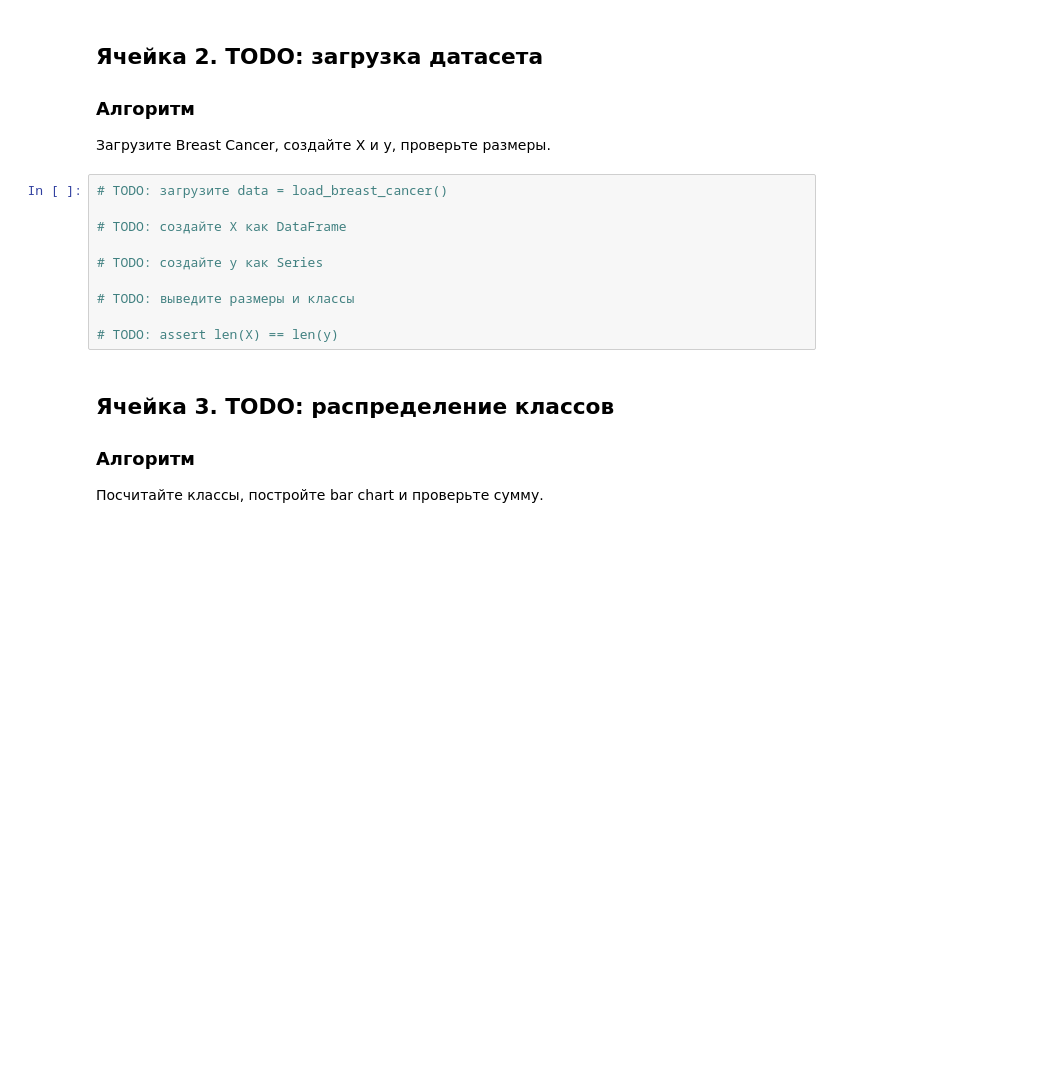
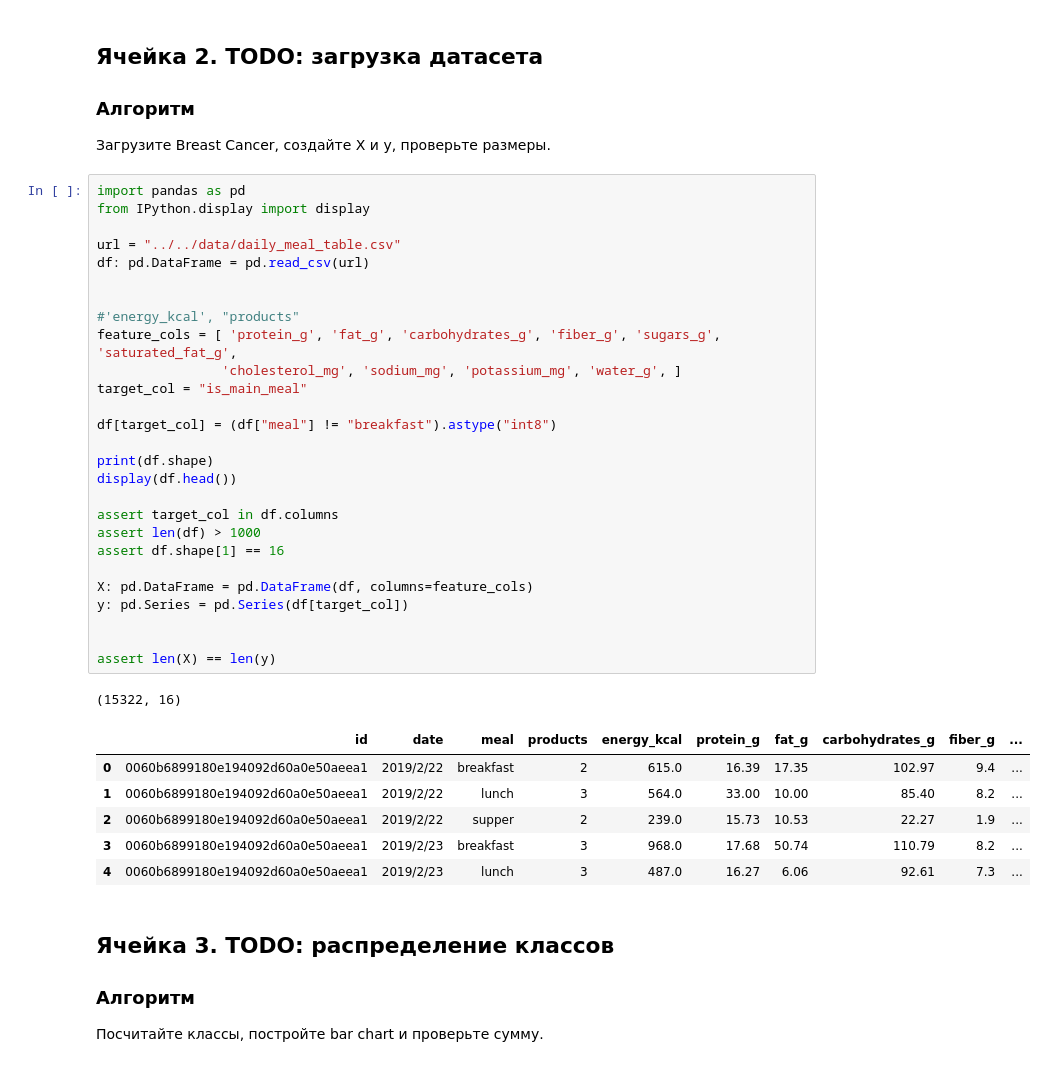
Before and after one commit to FelixTheCatW/study-ml, a Jupyter notebook: src/notebooks/block7_lesson06_classification_metrics_todo.ipynb, the cells around one changed output. Drawn from its saved outputs; the diff is of its cells as text; blank space fills up the shorter version.

```diff
--- a/src/notebooks/block7_lesson06_classification_metrics_todo.ipynb
+++ b/src/notebooks/block7_lesson06_classification_metrics_todo.ipynb
@@ -145,15 +151,40 @@ git push -u origin feature/block7-lesson06-classification-metrics
 
 Загрузите Breast Cancer, создайте X и y, проверьте размеры.
 # %%
-# TODO: загрузите data = load_breast_cancer()
+import pandas as pd
+from IPython.display import display
 
-# TODO: создайте X как DataFrame
+url = "../../data/daily_meal_table.csv"
+df: pd.DataFrame = pd.read_csv(url)
 
-# TODO: создайте y как Series
 
-# TODO: выведите размеры и классы
+#'energy_kcal', "products"
+feature_cols = [ 'protein_g', 'fat_g', 'carbohydrates_g', 'fiber_g', 'sugars_g', 'saturated_fat_g',
+                'cholesterol_mg', 'sodium_mg', 'potassium_mg', 'water_g', ]
+target_col = "is_main_meal"
 
-# TODO: assert len(X) == len(y)
+df[target_col] = (df["meal"] != "breakfast").astype("int8")
+
+print(df.shape)
+display(df.head())
+
+assert target_col in df.columns
+assert len(df) > 1000
+assert df.shape[1] == 16
+
+X: pd.DataFrame = pd.DataFrame(df, columns=feature_cols)
+y: pd.Series = pd.Series(df[target_col])
+
+
+assert len(X) == len(y)
+# %% [output]
+(15322, 16)
+|  | id | date | meal | products | energy_kcal | protein_g | fat_g | carbohydrates_g | fiber_g | ... |
+| 0 | 0060b6899180e194092d60a0e50aeea1 | 2019/2/22 | breakfast | 2 | 615.0 | 16.39 | 17.35 | 102.97 | 9.4 | ... |
+| 1 | 0060b6899180e194092d60a0e50aeea1 | 2019/2/22 | lunch | 3 | 564.0 | 33.00 | 10.00 | 85.40 | 8.2 | ... |
+| 2 | 0060b6899180e194092d60a0e50aeea1 | 2019/2/22 | supper | 2 | 239.0 | 15.73 | 10.53 | 22.27 | 1.9 | ... |
+| 3 | 0060b6899180e194092d60a0e50aeea1 | 2019/2/23 | breakfast | 3 | 968.0 | 17.68 | 50.74 | 110.79 | 8.2 | ... |
+| 4 | 0060b6899180e194092d60a0e50aeea1 | 2019/2/23 | lunch | 3 | 487.0 | 16.27 | 6.06 | 92.61 | 7.3 | ... |
 # %% [markdown]
 ## Ячейка 3. TODO: распределение классов
 
```
Also changed, not shown: parts of 9 cells of this notebook.
